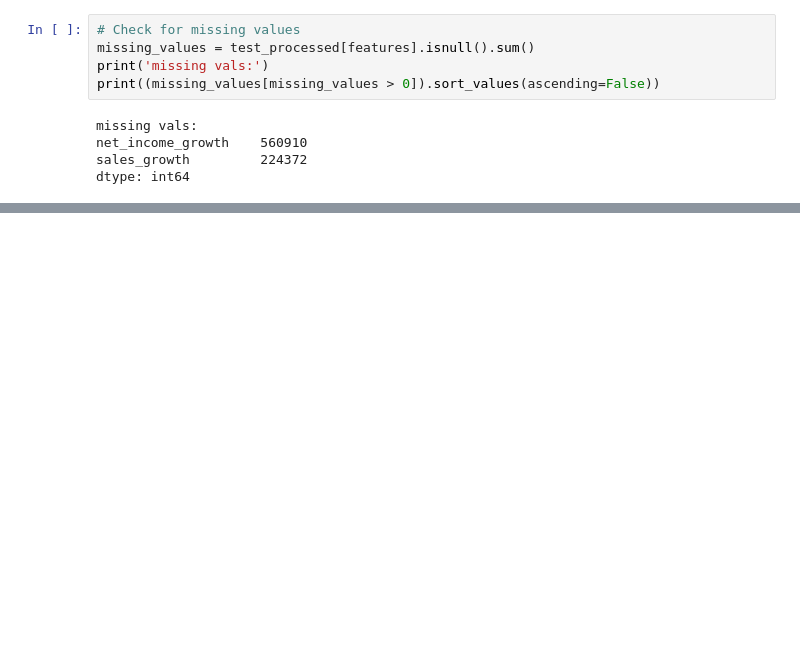
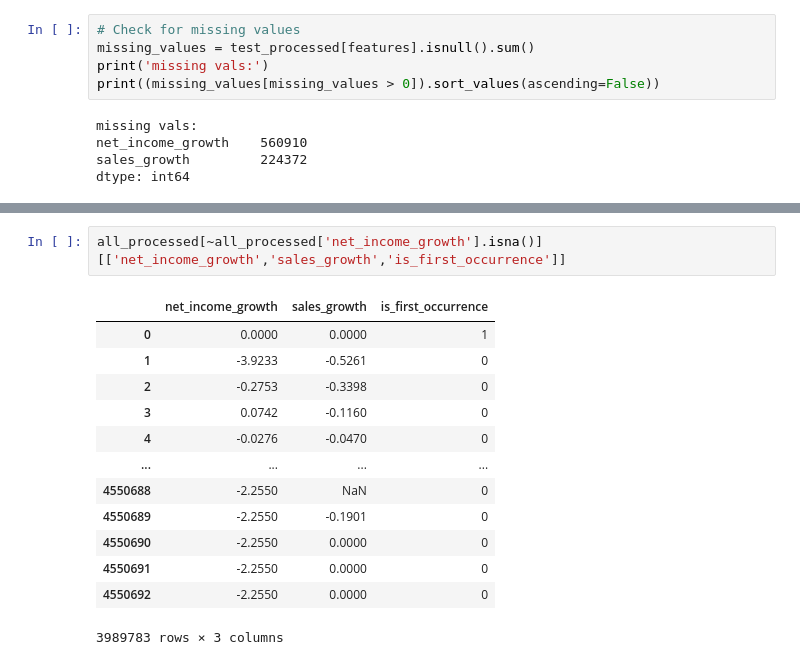
Before and after one commit to Juanroalvarado/ml-finance-credit-default, a Jupyter notebook: processing/Preproc-Function-Harness.ipynb, the cells around one changed output, grey strips where cells are left out. Drawn from its saved outputs; the diff is of its cells as text; blank space fills up the shorter version.

```diff
--- a/processing/Preproc-Function-Harness.ipynb
+++ b/processing/Preproc-Function-Harness.ipynb
@@ -628,3 +639,19 @@ plot_feature_default_probabilities(all_processed, features)
+# %%
+all_processed[~all_processed['net_income_growth'].isna()][['net_income_growth','sales_growth','is_first_occurrence']]
+# %% [output]
+|  | net_income_growth | sales_growth | is_first_occurrence |
+| 0 | 0.0000 | 0.0000 | 1 |
+| 1 | -3.9233 | -0.5261 | 0 |
+| 2 | -0.2753 | -0.3398 | 0 |
+| 3 | 0.0742 | -0.1160 | 0 |
+| 4 | -0.0276 | -0.0470 | 0 |
+| ... | ... | ... | ... |
+| 4550688 | -2.2550 | NaN | 0 |
+| 4550689 | -2.2550 | -0.1901 | 0 |
+| 4550690 | -2.2550 | 0.0000 | 0 |
+| 4550691 | -2.2550 | 0.0000 | 0 |
+| 4550692 | -2.2550 | 0.0000 | 0 |
+3989783 rows × 3 columns
 # %%
 plot_quantile_vs_quantile_values(all_processed)
 # %% [output]
```
Also changed, not shown: parts of 12 cells of this notebook.
